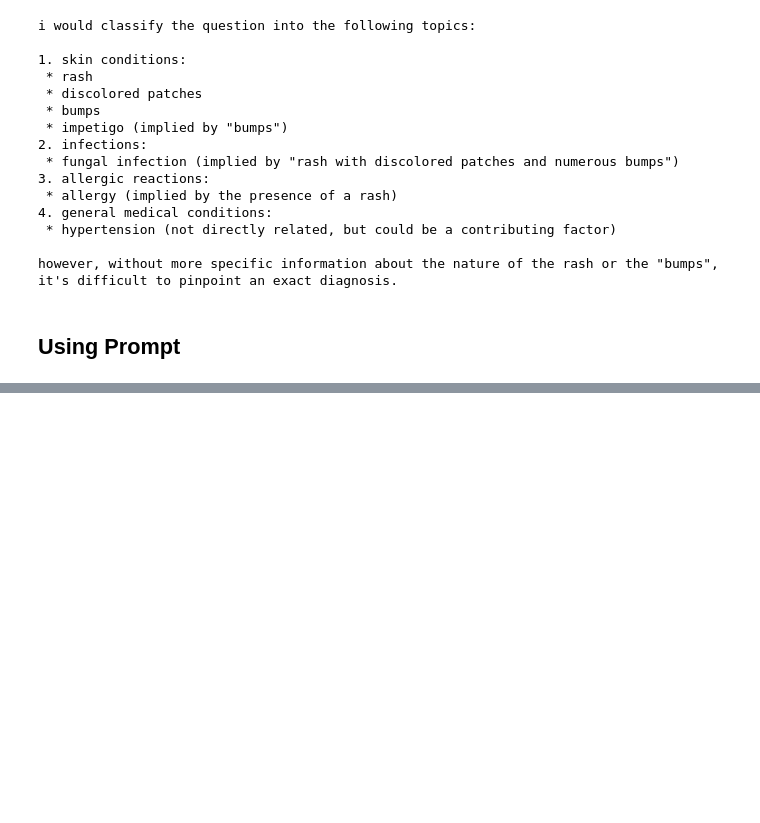
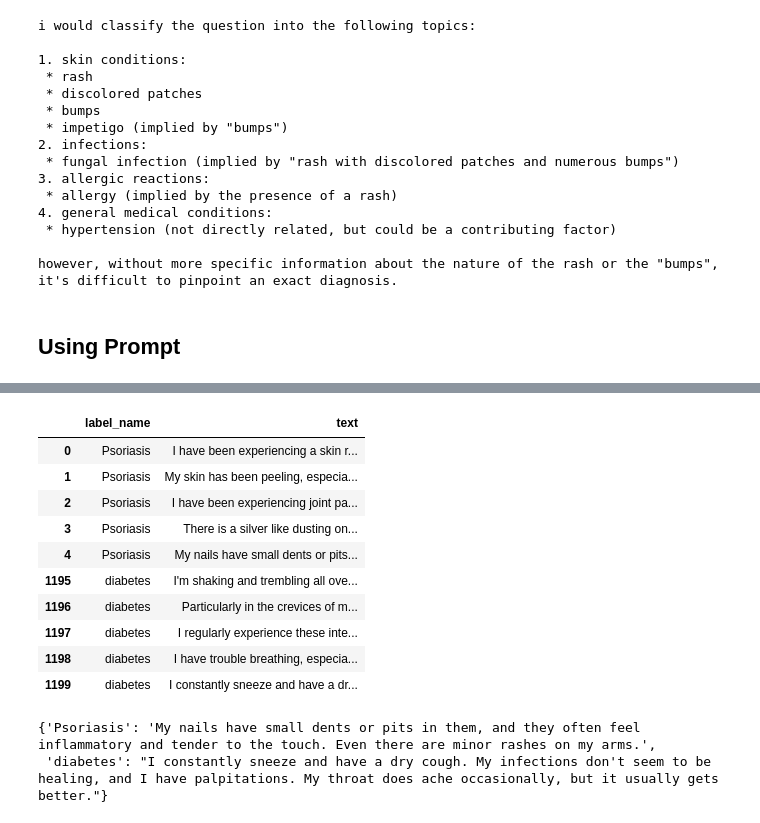
Before and after one commit to piyushprabhakar/jupyter_notebook-_practice, a Jupyter notebook: symptom-to-disease-rag-implementation/Sympton-to-disease-rag.ipynb, the cells around one changed output, grey strips where cells are left out. Cells and saved outputs as stored; diff of their text form; code cells hidden in the pictures; blank space fills up the shorter version.

Commit message:
Adding data

```diff
--- a/symptom-to-disease-rag-implementation/Sympton-to-disease-rag.ipynb
+++ b/symptom-to-disease-rag-implementation/Sympton-to-disease-rag.ipynb
@@ -343,0 +343,24 @@ however, without more specific information about the nature of the rash or the "
+# %%
+newData_frame = pd.concat([df.head(), df.tail()])
+# %%
+newData_frame
+# %% [output]
+|  | label_name | text |
+| 0 | Psoriasis | I have been experiencing a skin r... |
+| 1 | Psoriasis | My skin has been peeling, especia... |
+| 2 | Psoriasis | I have been experiencing joint pa... |
+| 3 | Psoriasis | There is a silver like dusting on... |
+| 4 | Psoriasis | My nails have small dents or pits... |
+| 1195 | diabetes | I'm shaking and trembling all ove... |
+| 1196 | diabetes | Particularly in the crevices of m... |
+| 1197 | diabetes | I regularly experience these inte... |
+| 1198 | diabetes | I have trouble breathing, especia... |
+| 1199 | diabetes | I constantly sneeze and have a dr... |
+# %%
+questionAnsDict = {}
+
+for index, row in newData_frame.iterrows():
+       print(index, row['label_name'], row['text'])
+# %% [output]
+{'Psoriasis': 'My nails have small dents or pits in them, and they often feel inflammatory and tender to the touch. Even there are minor rashes on my arms.',
+ 'diabetes': "I constantly sneeze and have a dry cough. My infections don't seem to be healing, and I have palpitations. My throat does ache occasionally, but it usually gets better."}
```
Also changed, not shown: parts of 24 cells of this notebook.
